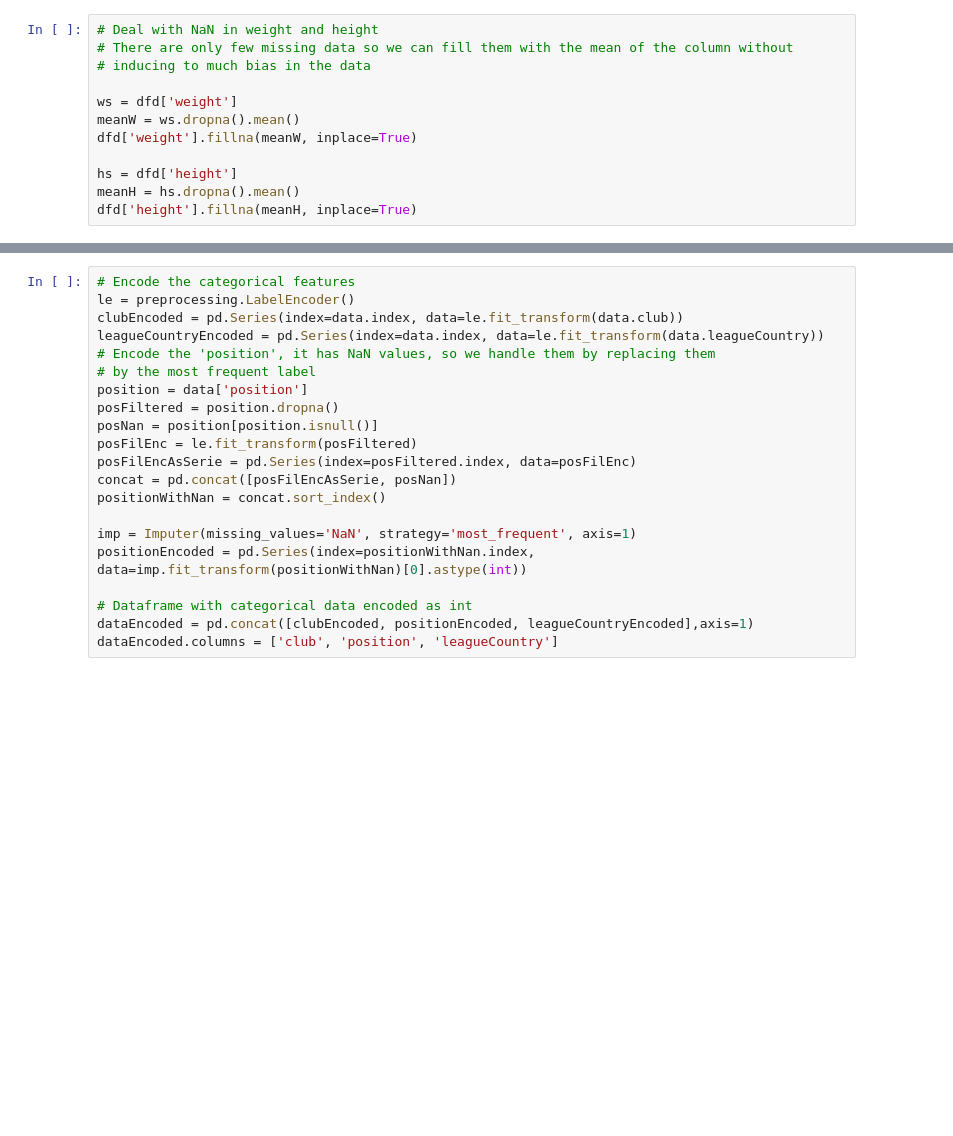
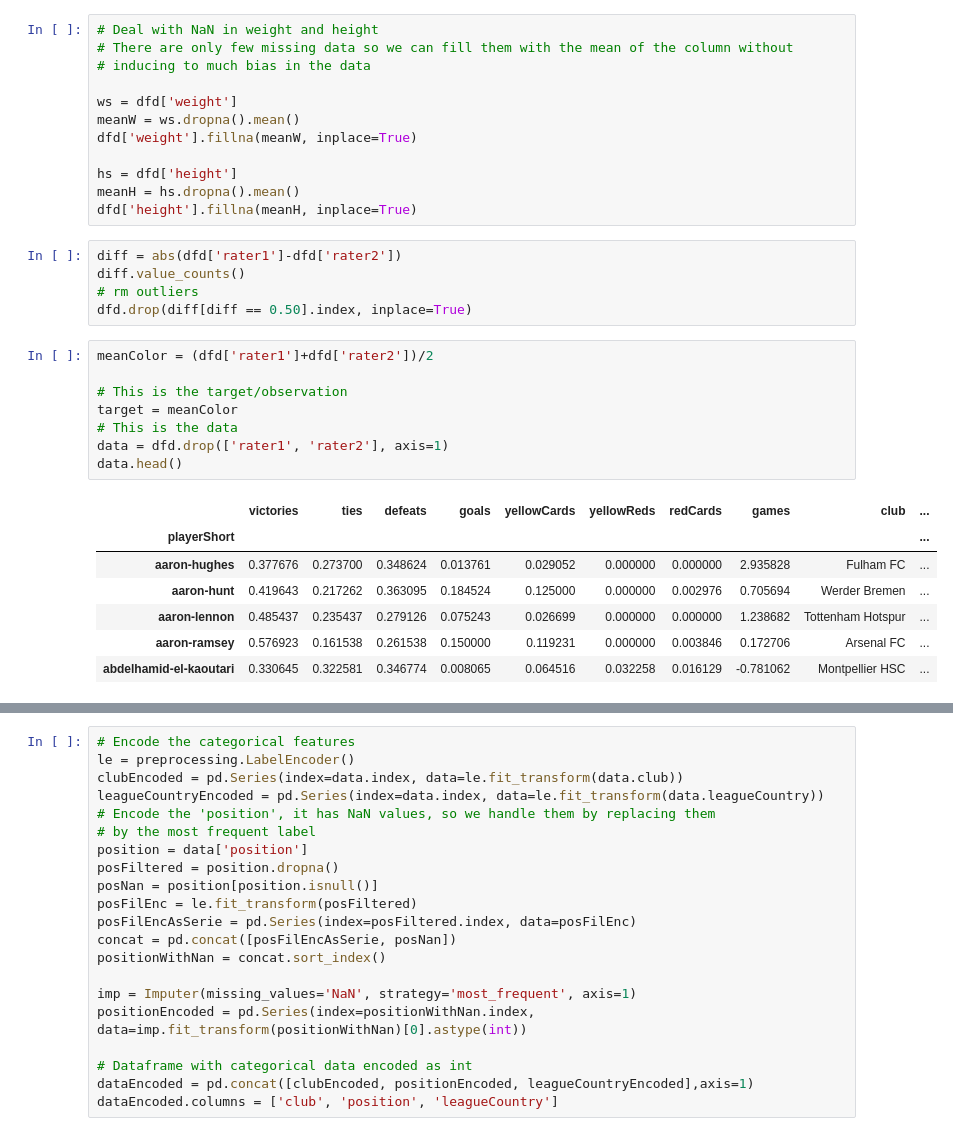
Before and after one commit to bojbilla/AdaHomeworks, a Jupyter notebook: 04 - Applied ML/HW4.ipynb, the cells around one changed output, grey strips where cells are left out. Drawn from its saved outputs; the diff is of its cells as text; blank space fills up the shorter version.

```diff
--- a/04 - Applied ML/HW4.ipynb
+++ b/04 - Applied ML/HW4.ipynb
@@ -69,5 +69,26 @@ dfd['weight'].fillna(meanW, inplace=True)
 hs = dfd['height']
 meanH = hs.dropna().mean()
 dfd['height'].fillna(meanH, inplace=True)
+# %%
+diff = abs(dfd['rater1']-dfd['rater2'])
+diff.value_counts()
+# rm outliers
+dfd.drop(diff[diff == 0.50].index, inplace=True)
+# %%
+meanColor = (dfd['rater1']+dfd['rater2'])/2
+
+# This is the target/observation
+target = meanColor
+# This is the data
+data = dfd.drop(['rater1', 'rater2'], axis=1)
+data.head()
+# %% [output]
+|  | victories | ties | defeats | goals | yellowCards | yellowReds | redCards | games | club | ... |
+| playerShort |  |  |  |  |  |  |  |  |  | ... |
+| aaron-hughes | 0.377676 | 0.273700 | 0.348624 | 0.013761 | 0.029052 | 0.000000 | 0.000000 | 2.935828 | Fulham FC | ... |
+| aaron-hunt | 0.419643 | 0.217262 | 0.363095 | 0.184524 | 0.125000 | 0.000000 | 0.002976 | 0.705694 | Werder Bremen | ... |
+| aaron-lennon | 0.485437 | 0.235437 | 0.279126 | 0.075243 | 0.026699 | 0.000000 | 0.000000 | 1.238682 | Tottenham Hotspur | ... |
+| aaron-ramsey | 0.576923 | 0.161538 | 0.261538 | 0.150000 | 0.119231 | 0.000000 | 0.003846 | 0.172706 | Arsenal FC | ... |
+| abdelhamid-el-kaoutari | 0.330645 | 0.322581 | 0.346774 | 0.008065 | 0.064516 | 0.032258 | 0.016129 | -0.781062 | Montpellier HSC | ... |
 # %%
 # skin color
```
Also changed, not shown: parts of 12 cells of this notebook.
